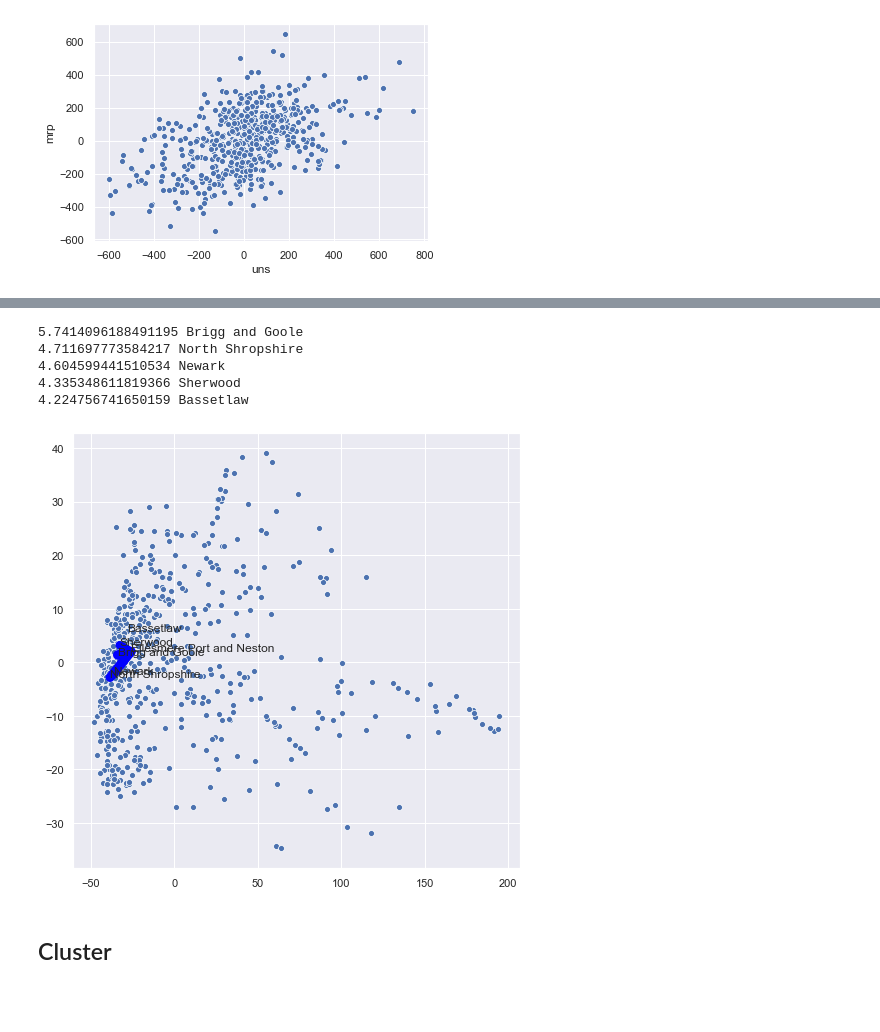
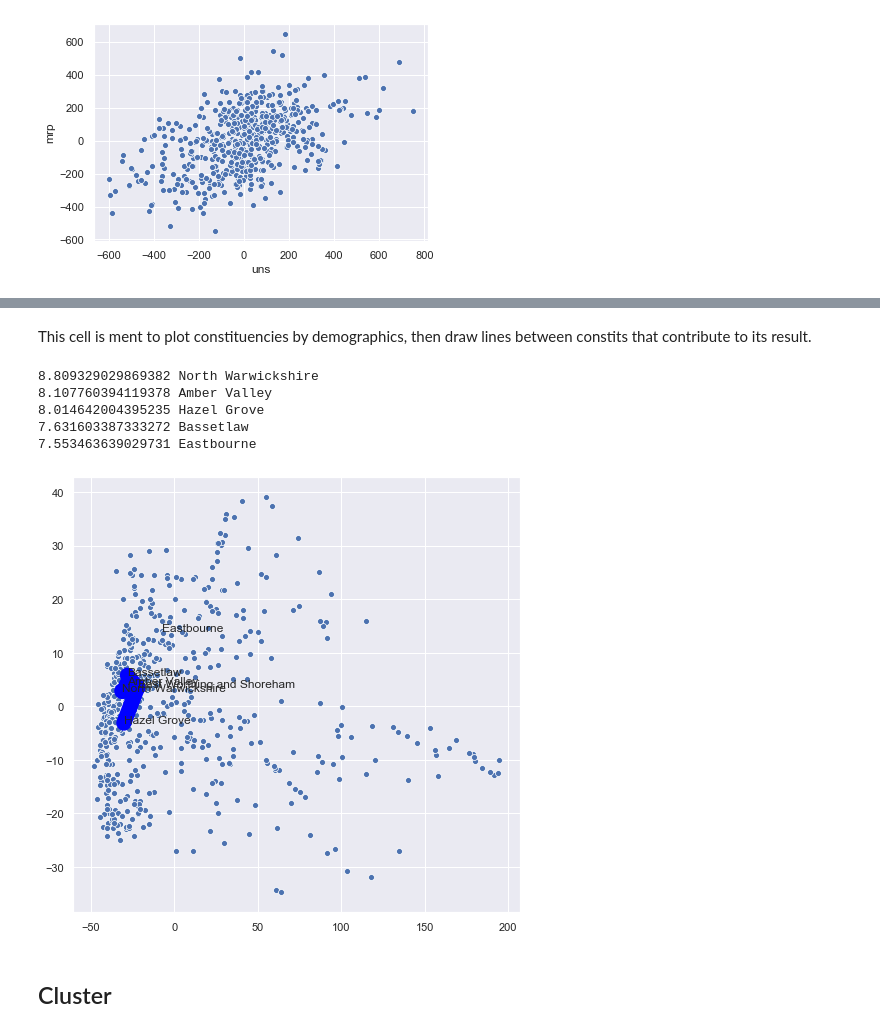
Before and after one commit to velocirobbie/labour-campaigns, a Jupyter notebook: cutoff_compare.ipynb, the cells around one changed output, grey strips where cells are left out. Drawn from its saved outputs; the diff is of its cells as text; code cells hidden in the pictures; blank space fills up the shorter version.

```diff
--- a/cutoff_compare.ipynb
+++ b/cutoff_compare.ipynb
@@ -140,7 +140,16 @@ def calc_significance_matrix(demographic_data, constit_score,
     constit_score = preprocessing.scale(constit_score)
     score_matrix  = constit_score[:,np.newaxis] - constit_score
     significance  = np.zeros(score_matrix.shape) # need to initialise all to zero
-    return np.divide(score_matrix, dist_matrix, where=dist_matrix!=0)
+    # had some trouble when i was doing matrix algebra, maybe a bug somewhere....
+    n = len(dist_matrix)
+    for i in range(n):
+        for j in range(n):
+            if dist_matrix[i][j] == 0:
+                pass
+            else:
+                significance[i][j] = score_matrix[i][j] / dist_matrix[i][j]
+    return significance
+    #return np.divide(score_matrix, dist_matrix, where=dist_matrix!=0)
 
 def calc_campaign_conf(demographic_data, constit_score,
                              dist_func=distance, cutoff=None):
@@ -228,7 +239,9 @@ sns.scatterplot(diff_17.loc[constits_id]['difference'],results['diff'])
+# %% [markdown]
+This cell is ment to plot constituencies by demographics, then draw lines between constits that contribute to its result.
 # %%
-centre = 'Ellesmere Port and Neston'
+centre = 'East Worthing and Shoreham'
 
-significance_matrix = calc_significance_matrix(demographic_data, mrp_17.loc[constits_id]['difference'])
+significance_matrix = calc_significance_matrix(demographic_data, uns_17.loc[constits_id]['difference'],distance_rescale,3)
 centre_i = constits_name_to_index[centre]
 contributions = significance_matrix[centre_i]
 
@@ -243,40 +256,39 @@ for i in np.flip(np.argsort(np.abs(contributions))[-N:]):
     onsid = demographic_data.index[i]
     coi += [onsid]
     values += [contributions[i]]
     print(contributions[i],name_from_onsid(onsid,ge17))
 
 from sklearn.manifold import Isomap, LocallyLinearEmbedding, SpectralEmbedding, MDS, TSNE
 embedding = Isomap(n_components=2)
-
 
 X = demographic_data#[mask]
 X_transformed = embedding.fit_transform(X)
 x = pd.Series(X_transformed[:,0])
 y = pd.Series(X_transformed[:,1])
 
 for c in coi:
     linexs += [ [x[centre_i],x[constits_onsid_to_index[c]] ] ]
     lineys += [ [y[centre_i],y[constits_onsid_to_index[c]] ] ]
 
 plt.figure(figsize=(8,8))
 ax = sns.scatterplot(x=x,y=y)
 #values = preprocessing.scale(values)
 for linex,liney,value in zip(linexs,lineys,values):
     plt.plot(linex,liney,linewidth=value*2, color='blue')
 
 val = pd.Series([name_from_onsid(i,ge17) for i in X.index])
 a = pd.concat({'x': x, 'y': y, 'val': val}, axis=1)
 
 for c in coi:
     ax.text(x[constits_onsid_to_index[c]], y[constits_onsid_to_index[c]], name_from_onsid(c,ge17))
     #ax.text(point['x']+.001, point['y'], str(point['val']))
 # %% [output]
-5.7414096188491195 Brigg and Goole
-4.711697773584217 North Shropshire
-4.604599441510534 Newark
-4.335348611819366 Sherwood
-4.224756741650159 Bassetlaw
+8.809329029869382 North Warwickshire
+8.107760394119378 Amber Valley
+8.014642004395235 Hazel Grove
+7.631603387333272 Bassetlaw
+7.553463639029731 Eastbourne
-[figure, old version]
+[figure, new version]
 # %%
 from sklearn.manifold import Isomap
 embedding = Isomap(n_components=2)
```
Also changed, not shown: parts of 10 cells of this notebook.
